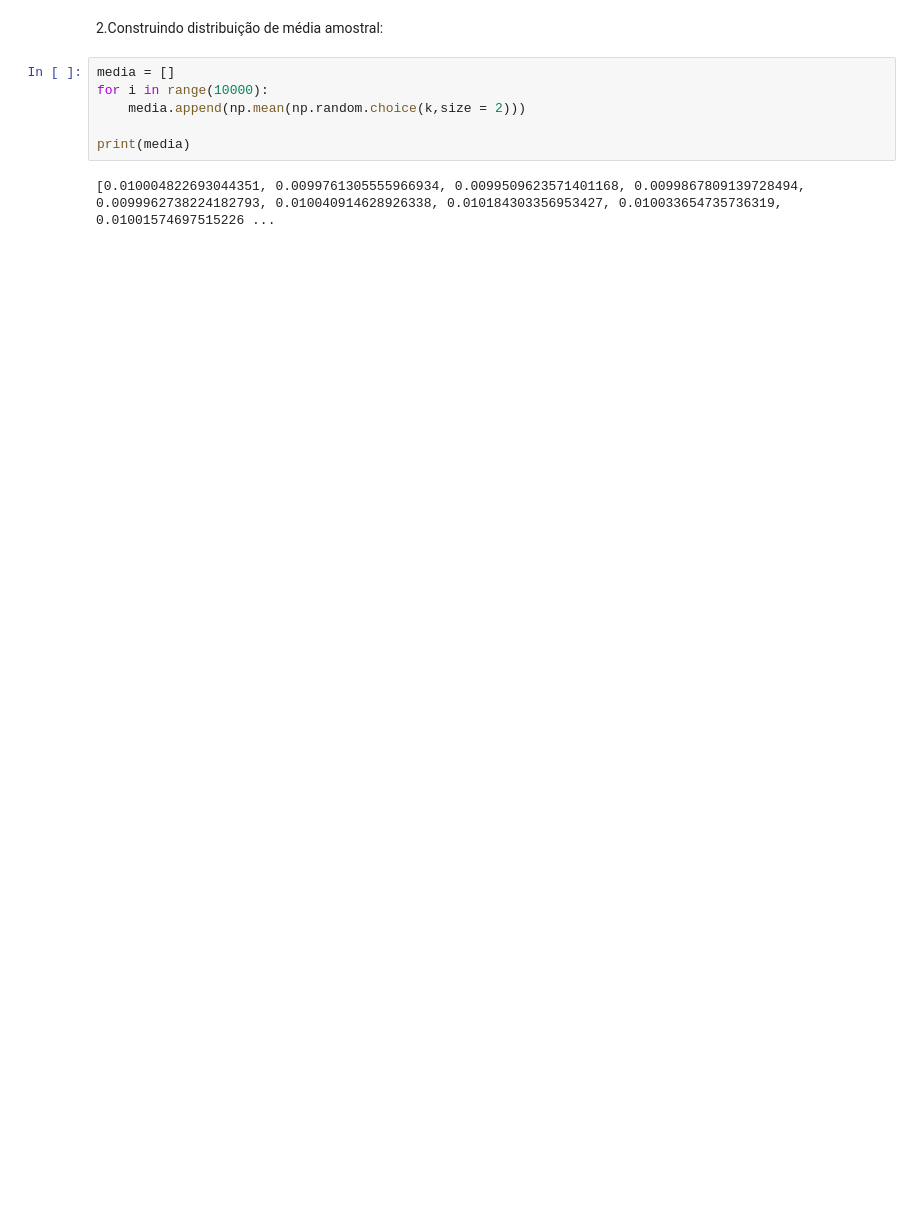
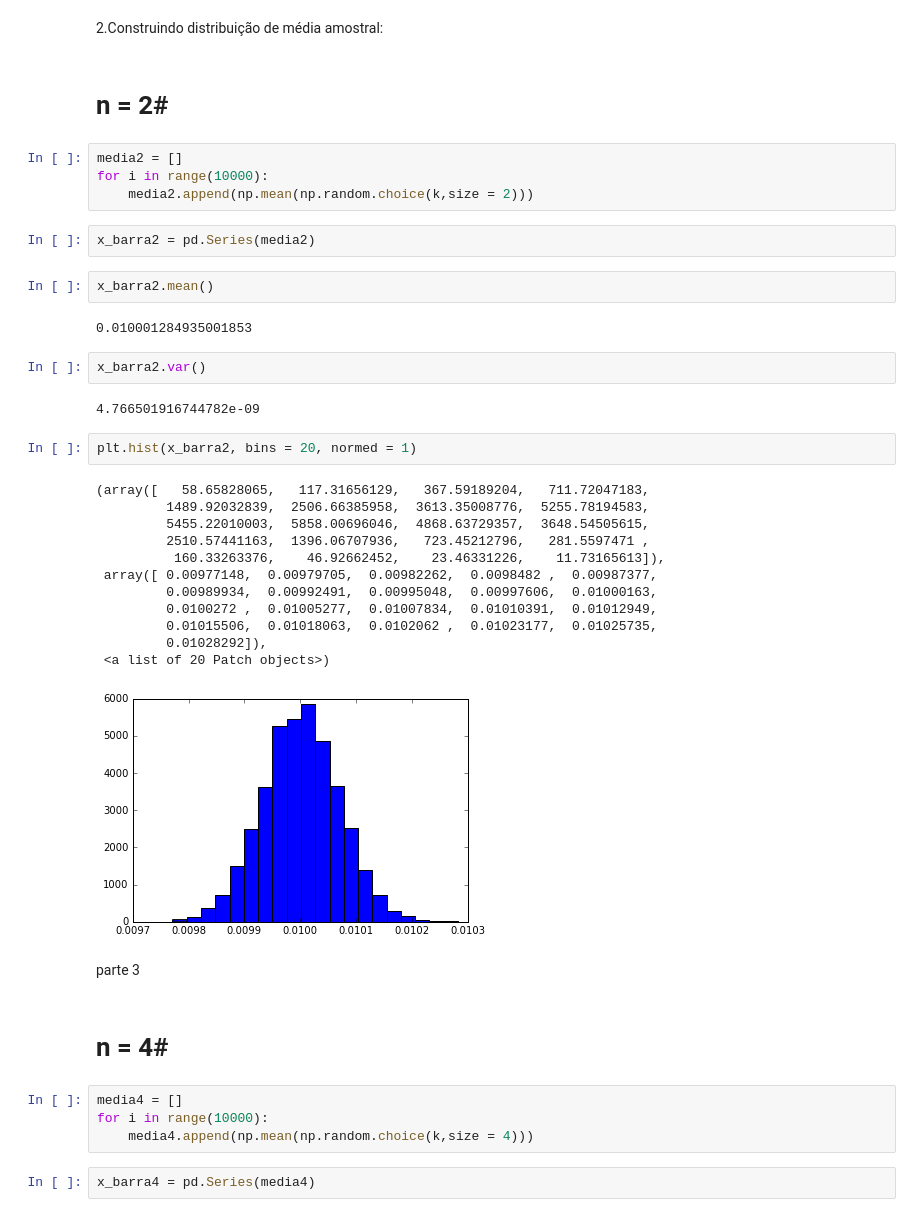
Before and after one commit to JoseFernandoInsper/CD, a Jupyter notebook: miniprojeto2/Miniprojeto 2.ipynb, the cells around one changed output. Drawn from its saved outputs; the diff is of its cells as text; blank space fills up the shorter version.

```diff
--- a/miniprojeto2/Miniprojeto 2.ipynb
+++ b/miniprojeto2/Miniprojeto 2.ipynb
@@ -66,10 +66,43 @@ plt.hist(k, bins = 20)
 # %% [markdown]
 2.Construindo distribuição de média amostral:
+# %% [markdown]
+# n = 2#
 # %%
-media = []
+media2 = []
 for i in range(10000):
-    media.append(np.mean(np.random.choice(k,size = 2)))
-
-print(media)
+    media2.append(np.mean(np.random.choice(k,size = 2)))
-# %% [output]
-[0.010004822693044351, 0.0099761305555966934, 0.0099509623571401168, 0.0099867809139728494, 0.0099962738224182793, 0.010040914628926338, 0.010184303356953427, 0.010033654735736319, 0.01001574697515226 ...
+# %%
+x_barra2 = pd.Series(media2)
+# %%
+x_barra2.mean()
+# %% [output]
+0.010001284935001853
+# %%
+x_barra2.var()
+# %% [output]
+4.766501916744782e-09
+# %%
+plt.hist(x_barra2, bins = 20, normed = 1)
+# %% [output]
+(array([   58.65828065,   117.31656129,   367.59189204,   711.72047183,
+         1489.92032839,  2506.66385958,  3613.35008776,  5255.78194583,
+         5455.22010003,  5858.00696046,  4868.63729357,  3648.54505615,
+         2510.57441163,  1396.06707936,   723.45212796,   281.5597471 ,
+          160.33263376,    46.92662452,    23.46331226,    11.73165613]),
+ array([ 0.00977148,  0.00979705,  0.00982262,  0.0098482 ,  0.00987377,
+         0.00989934,  0.00992491,  0.00995048,  0.00997606,  0.01000163,
+         0.0100272 ,  0.01005277,  0.01007834,  0.01010391,  0.01012949,
+         0.01015506,  0.01018063,  0.0102062 ,  0.01023177,  0.01025735,
+         0.01028292]),
+ <a list of 20 Patch objects>)
+[figure, added]
+# %% [markdown]
+parte 3
+# %% [markdown]
+# n = 4#
+# %%
+media4 = []
+for i in range(10000):
+    media4.append(np.mean(np.random.choice(k,size = 4)))
+# %%
+x_barra4 = pd.Series(media4)
```
Also changed, not shown: parts of 25 cells of this notebook.
